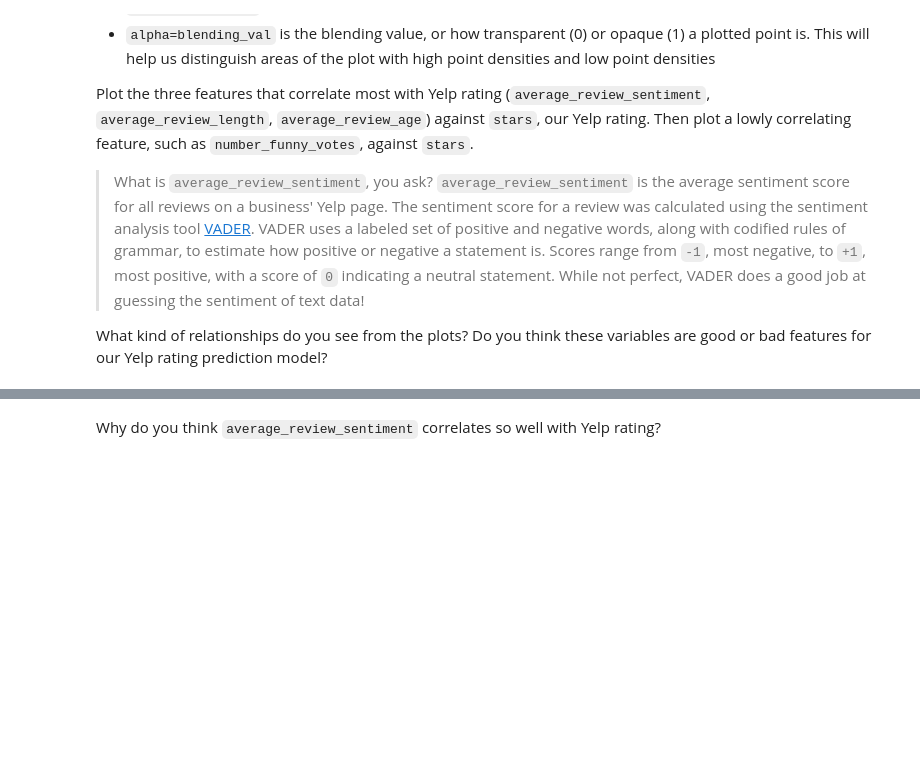
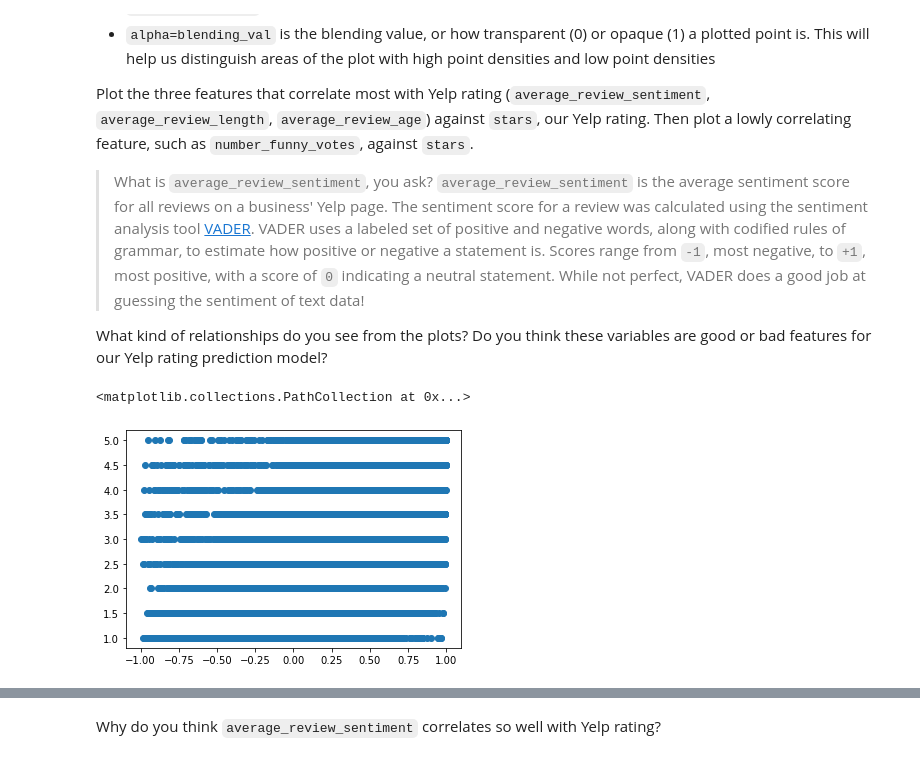
Before and after one commit to itskamillaa/yelp-review-analysis, a Jupyter notebook: yelp_regression.ipynb, the cells around one changed output, grey strips where cells are left out. Cells and saved outputs as stored; diff of their text form; code cells hidden in the pictures; blank space fills up the shorter version.

```diff
--- a/yelp_regression.ipynb
+++ b/yelp_regression.ipynb
@@ -93,2 +200,8 @@ print(len(df))
 # %% [markdown]
 Merge each of the other 4 DataFrames into our new DataFrame `df` to combine all the data together. Make sure that `df` is the left DataFrame in each merge and `how=left` since not every DataFrame includes every business in the dataset (this way we won't lose any data during the merges). Once combined, print out the columns of `df`. What features are in this new DataFrame?
+# %%
+df = pd.merge(df,users, how = 'left', on = 'business_id')
+df = pd.merge(df,checkins, how = 'left', on = 'business_id')
+df = pd.merge(df,tips, how = 'left', on = 'business_id')
+df = pd.merge(df,photos, how = 'left', on = 'business_id')
+df.columns
@@ -108,5 +239,6 @@ df.drop(list_of_features_to_remove, axis=1, inplace=True)
 * `inplace=True` lets us drop the columns right here in our DataFrame, instead of returning a new DataFrame that we could store in a new variable
 # %%
 features_to_remove = ['address','attributes','business_id','categories','city','hours','is_open','latitude','longitude','name','neighborhood','postal_code','state','time']
+df.drop(features_to_remove, axis = 1, inplace=True )
 # %% [markdown]
 Now we just have to check our data to make sure we don't have any missing values, or `NaN`s, which will prevent the Linear Regression model from running correctly. To do this we can use the statement `df.isna().any()`. This will check all of our columns and return `True` if there are any missing values or `NaN`s, or `False` if there are no missing values. Check if `df` is missing any values.
@@ -125,3 +277,5 @@ df.fillna({'column_1':val_to_replace_na,
 * `inplace=True` since we want to perform our changes in place and not return a new DataFrame
 
 Fill the missing values in `df` with `0`. Afterwards, confirm the missing values have been filled with `df.isna().any()`.
+# %%
+df.fillna(0,inplace=True)
@@ -148,6 +342,10 @@ What kind of relationships do you see from the plots? Do you think these variabl
 # %%
 from matplotlib import pyplot as plt
 
 # plot average_review_sentiment against stars here
+plt.scatter(df.average_review_sentiment,df.stars,alpha=1)
+# %% [output]
+<matplotlib.collections.PathCollection at 0x...>
+[figure, added]
 # %%
 # plot average_review_length against stars here
```
Also changed, not shown: parts of 26 cells of this notebook.
